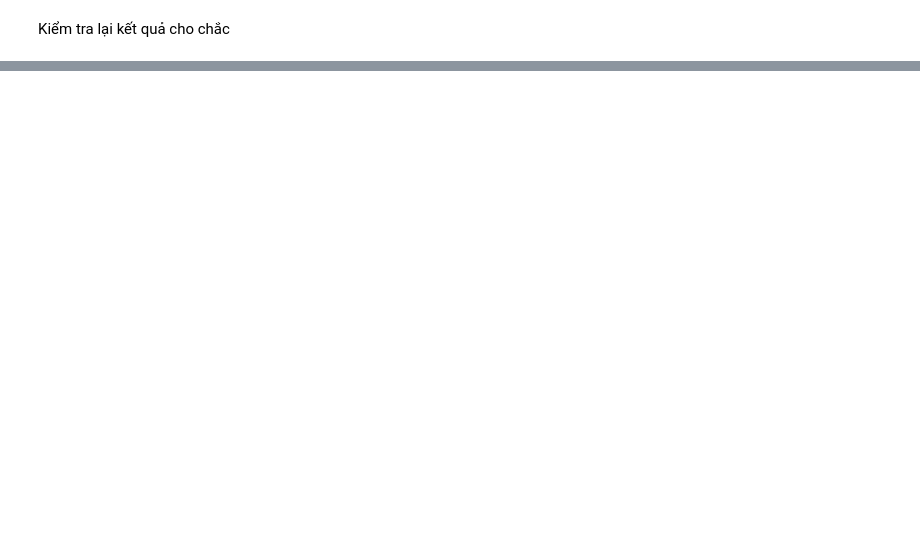
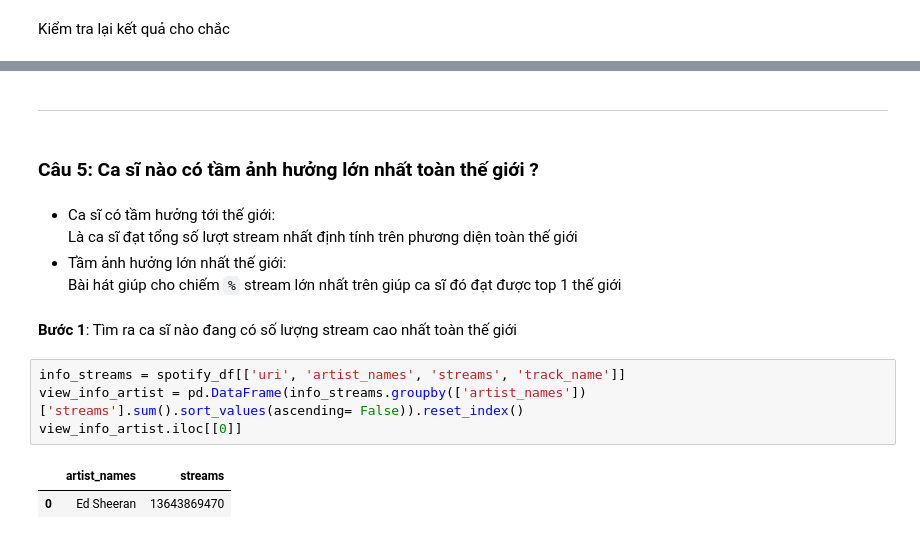
Before and after one commit to Miruku2201/LTKHDL_FinalProject, a Jupyter notebook: question.ipynb, the cells around one changed output, grey strips where cells are left out. Drawn from its saved outputs; the diff is of its cells as text; blank space fills up the shorter version.

```diff
--- a/question.ipynb
+++ b/question.ipynb
@@ -871,0 +451,18 @@ summer_song_df[(summer_song_df.country == "Argentina") & (summer_song_df.artist_
+# %% [markdown]
+---
+# %% [markdown]
+### **Câu 5**: Ca sĩ nào có tầm ảnh hưởng lớn nhất toàn thế giới ?
+# %% [markdown]
+- Ca sĩ có tầm hưởng tới thế giới: <Br>
+Là ca sĩ đạt tổng số lượt stream nhất định tính trên phương diện toàn thế giới
+- Tầm ảnh hưởng lớn nhất thế giới: <Br>
+Bài hát giúp cho chiếm `%` stream lớn nhất trên giúp ca sĩ đó đạt được top 1 thế giới
+# %% [markdown]
+**Bước 1**: Tìm ra ca sĩ nào đang có số lượng stream cao nhất toàn thế giới
+# %%
+info_streams = spotify_df[['uri', 'artist_names', 'streams', 'track_name']]
+view_info_artist = pd.DataFrame(info_streams.groupby(['artist_names'])['streams'].sum().sort_values(ascending= False)).reset_index()
+view_info_artist.iloc[[0]]
+# %% [output]
+|  | artist_names | streams |
+| 0 | Ed Sheeran | 13643869470 |
```
Also changed, not shown: parts of 48 cells of this notebook.
